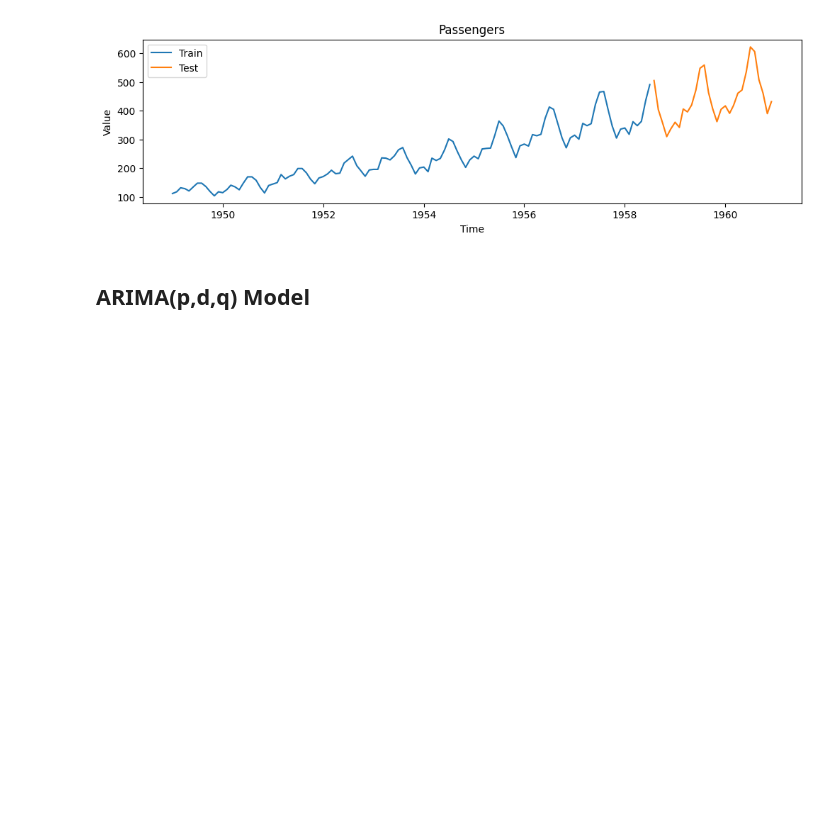
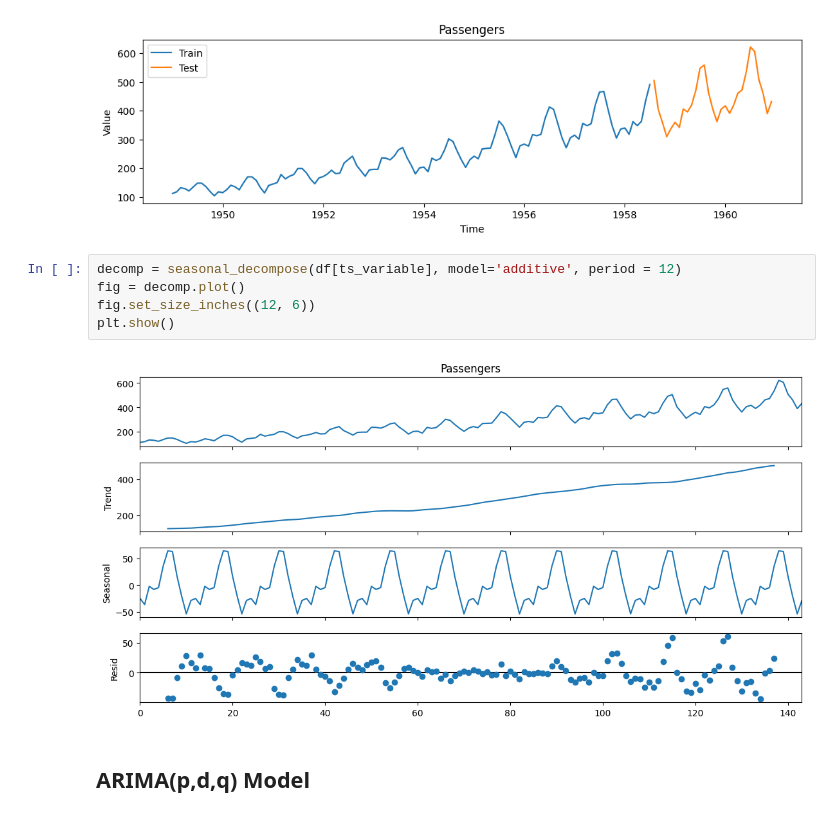
Before and after one commit to Bruno-Moreno/ML---Study, a Jupyter notebook: notebooks/ML/arima_model.ipynb, the cells around one changed output. Drawn from its saved outputs; the diff is of its cells as text; blank space fills up the shorter version.

Commit message:
Decomp TimeSeries

```diff
--- a/notebooks/ML/arima_model.ipynb
+++ b/notebooks/ML/arima_model.ipynb
@@ -79,6 +79,13 @@ plt.savefig("img/time_series_train_and_test.png", dpi = 300, bbox_inches='tight'
 plt.show()
 # %% [output]
 [figure]
+# %%
+decomp = seasonal_decompose(df[ts_variable], model='additive', period = 12)
+fig = decomp.plot()
+fig.set_size_inches((12, 6))
+plt.show()
+# %% [output]
+[figure, added]
 # %% [markdown]
 ## ARIMA(p,d,q) Model
 # %% [markdown]
```
